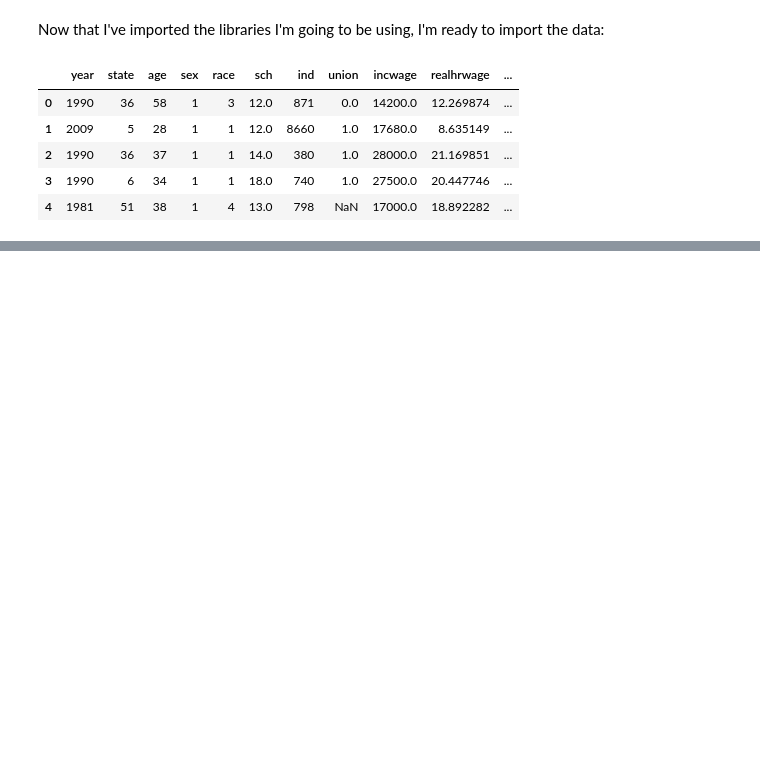
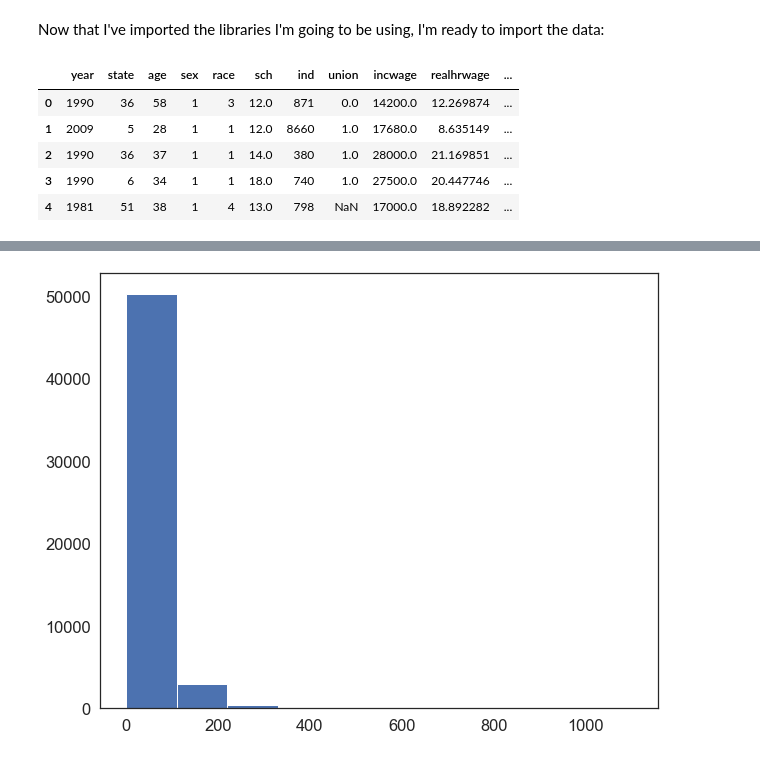
Before and after one commit to SHocombe/QM2, a Jupyter notebook: W5_Distributions_and_Basic_Statistics.ipynb, the cells around one changed output, grey strips where cells are left out. Drawn from its saved outputs; the diff is of its cells as text; code cells hidden in the pictures; blank space fills up the shorter version.

```diff
--- a/W5_Distributions_and_Basic_Statistics.ipynb
+++ b/W5_Distributions_and_Basic_Statistics.ipynb
@@ -475,15 +56,0 @@ We can more thoroughly diagnose heteroscedasticity *after* having run our regres
-# %%
-model = ols('realhrwage ~  sch', data=reg_df).fit()  # fit a model
-residuals = model.resid # get the residuals
-
-# make the figure wider
-plt.rcParams["figure.figsize"] = [20, 10]
-
-f, axes = plt.subplots(1, 2)
-sns.histplot(residuals, kde=True, ax=axes[0]) # plot the residuals
-axes[0].set_title('Histogram of Residuals') # add a title
-
-sm.qqplot(residuals, line='45', fit=True,  ax=axes[1]) # plot the residuals
-axes[1].set_title('Q-Q Plot') # add a title
-
-plt.show() # show the plot
@@ -514,15 +56,0 @@ We can generate the same residual histogram and Q-Q plot as before, but using a
-# %%
-log_model = ols('logwage ~  sch', data=reg_df).fit()  # fit a model
-log_model_residuals = log_model.resid # get the residuals
-
-# make the figure wider
-plt.rcParams["figure.figsize"] = [20, 10]
-
-f, axes = plt.subplots(1, 2)
-sns.histplot(log_model_residuals, kde=True, ax=axes[0]) # plot the residuals
-axes[0].set_title('Histogram of Residuals') # add a title
-
-sm.qqplot(log_model_residuals, line='45', fit=True,  ax=axes[1]) # plot the residuals
-axes[1].set_title('Q-Q Plot') # add a title
-
-plt.show() # show the plot
@@ -604,0 +105,3 @@ Name: count, dtype: int64
+# %%
+df['income']=df['incwage']/1000
+print(df['income'])
@@ -604,0 +150,3 @@ Name: count, dtype: int64
+# %%
+df['race']=df['race'].astype('category')
+df['race'].describe()
@@ -604,0 +191,7 @@ Name: count, dtype: int64
+# %%
+df=df[df['year']==2013] # filter the dataframe to only contain 2013 data
+
+plt.hist(df['income']) # plot a histogram of the income variable
+plt.show() # show the plot
+# %% [output]
+[figure, added]
```
Also changed, not shown: parts of 101 cells of this notebook.
